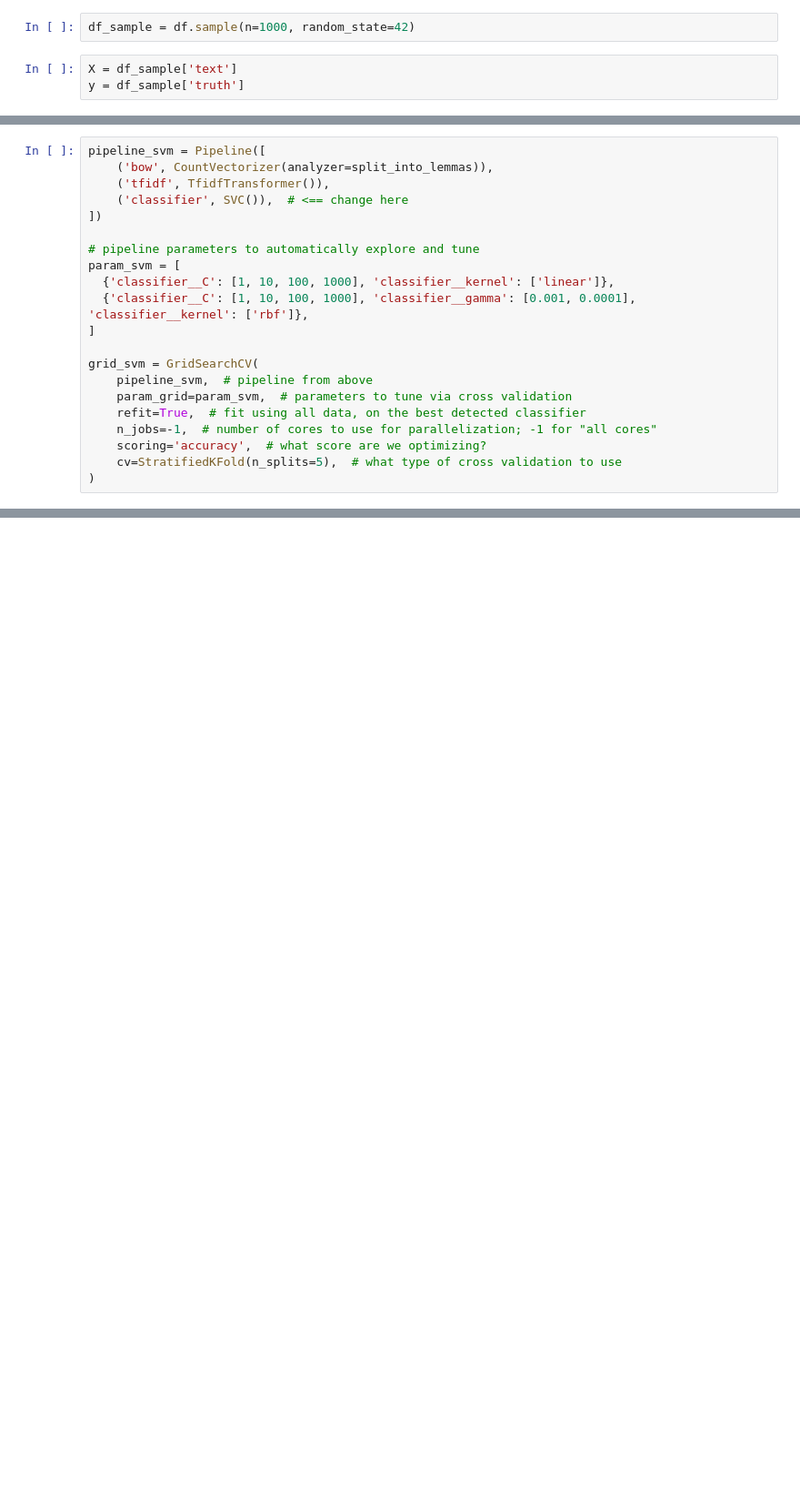
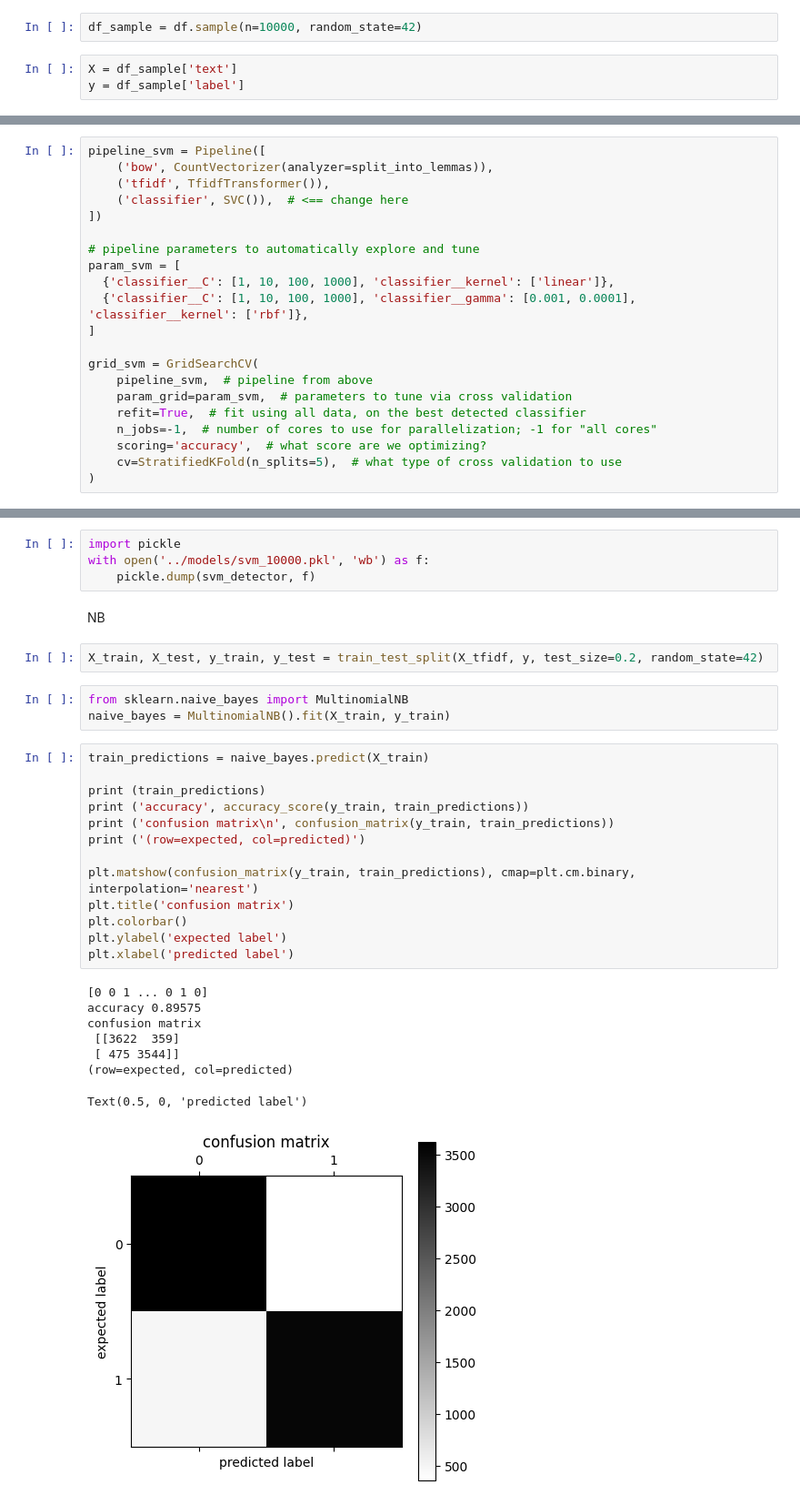
Before and after one commit to kaiden-ong/FactCheckAI, a Jupyter notebook: model_creation/models.ipynb, the cells around one changed output, grey strips where cells are left out. Shown at 91% size. Saved outputs shown, nothing was run; the diff lists cells and outputs as text; blank space fills up the shorter version.

```diff
--- a/model_creation/models.ipynb
+++ b/model_creation/models.ipynb
@@ -92,8 +79,8 @@ df.head()
 # %%
-df_sample = df.sample(n=1000, random_state=42)
+df_sample = df.sample(n=10000, random_state=42)
 # %%
 X = df_sample['text']
-y = df_sample['truth']
+y = df_sample['label']
 # %%
 nltk.download('punkt')
 
@@ -218,0 +198,33 @@ Fake (0):
+# %%
+import pickle
+with open('../models/svm_10000.pkl', 'wb') as f:
+    pickle.dump(svm_detector, f)
+# %% [markdown]
+NB
+# %%
+X_train, X_test, y_train, y_test = train_test_split(X_tfidf, y, test_size=0.2, random_state=42)
+# %%
+from sklearn.naive_bayes import MultinomialNB
+naive_bayes = MultinomialNB().fit(X_train, y_train)
+# %%
+train_predictions = naive_bayes.predict(X_train)
+
+print (train_predictions)
+print ('accuracy', accuracy_score(y_train, train_predictions))
+print ('confusion matrix\n', confusion_matrix(y_train, train_predictions))
+print ('(row=expected, col=predicted)')
+
+plt.matshow(confusion_matrix(y_train, train_predictions), cmap=plt.cm.binary, interpolation='nearest')
+plt.title('confusion matrix')
+plt.colorbar()
+plt.ylabel('expected label')
+plt.xlabel('predicted label')
+# %% [output]
+[0 0 1 ... 0 1 0]
+accuracy 0.89575
+confusion matrix
+ [[3622  359]
+ [ 475 3544]]
+(row=expected, col=predicted)
+Text(0.5, 0, 'predicted label')
+[figure, added]
```
Also changed, not shown: parts of 27 cells of this notebook, 5 other files.
